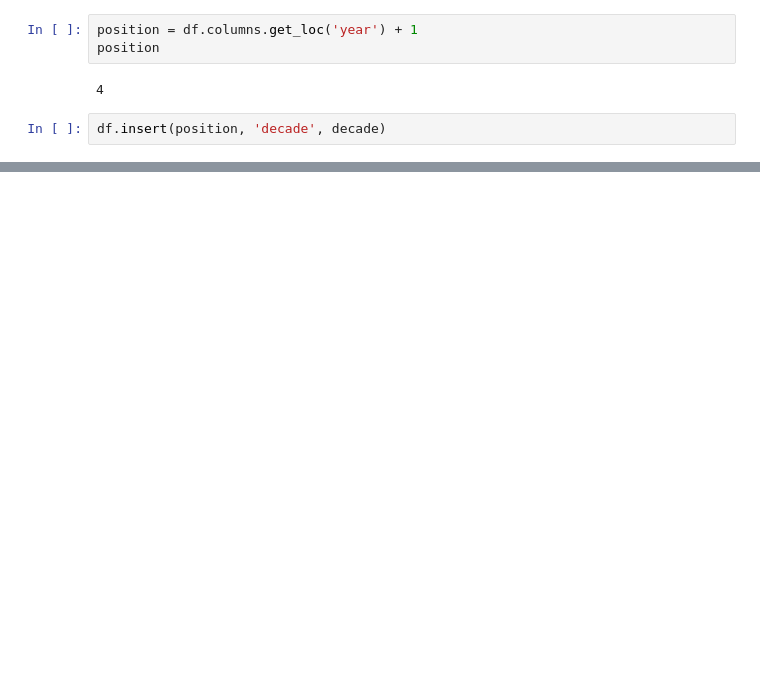
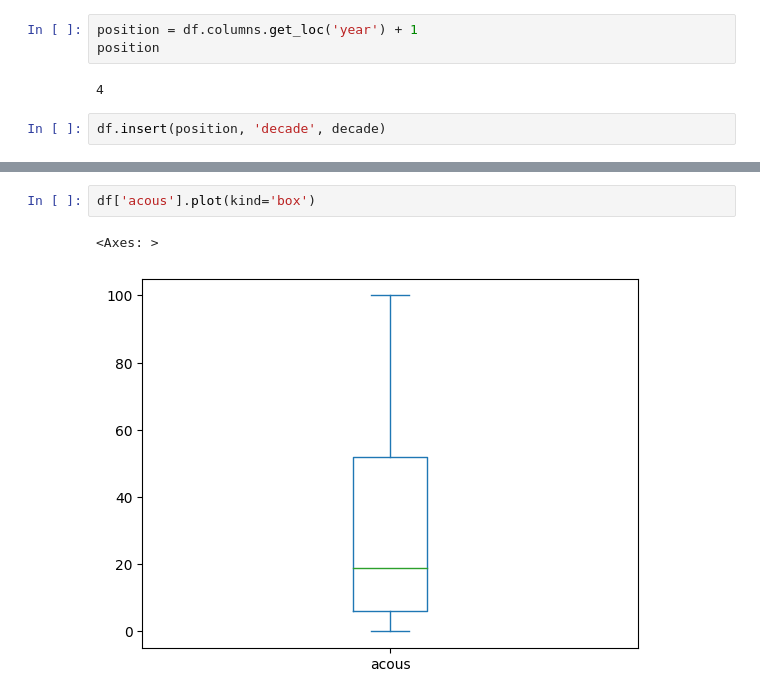
Before and after one commit to Angelbardon/curso-_analisis_angel_bardon, a Jupyter notebook: m4-pandas/spotify.ipynb, the cells around one changed output, grey strips where cells are left out. Cells and saved outputs as stored; diff of their text form; blank space fills up the shorter version.

```diff
--- a/m4-pandas/spotify.ipynb
+++ b/m4-pandas/spotify.ipynb
@@ -426,3 +426,8 @@ df.head()
 | 2 | Held for Questioning | Rusty Draper | deep adult standards | 1953 | 1950 | 109 | 65 | 70 | -2 | 14 | 85 | ... |
 | 3 | Only Because | The Platters | adult standards | 1957 | 1950 | 73 | 28 | 55 | -10 | 9 | 47 | ... |
 | 4 | Chicago - Remastered | Frank Sinatra | adult standards | 1958 | 1950 | 148 | 46 | 51 | -10 | 40 | 79 | ... |
+# %%
+df['acous'].plot(kind='box')
+# %% [output]
+<Axes: >
+[figure, added]
```
Also changed, not shown: parts of 12 cells of this notebook.
